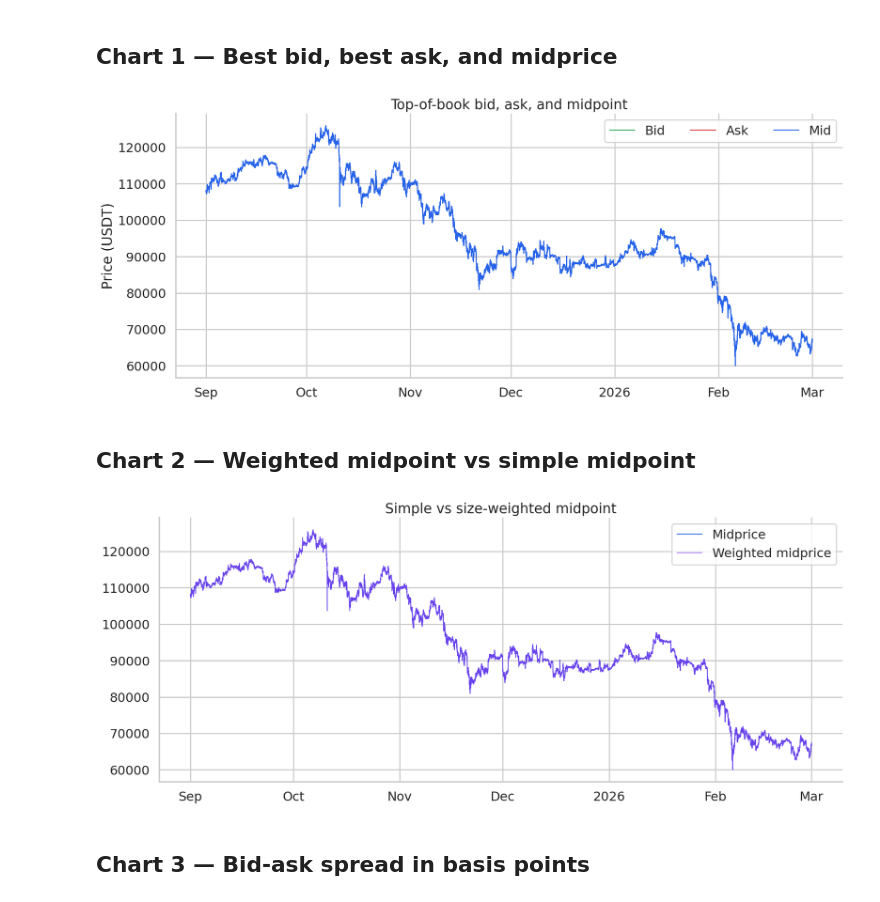
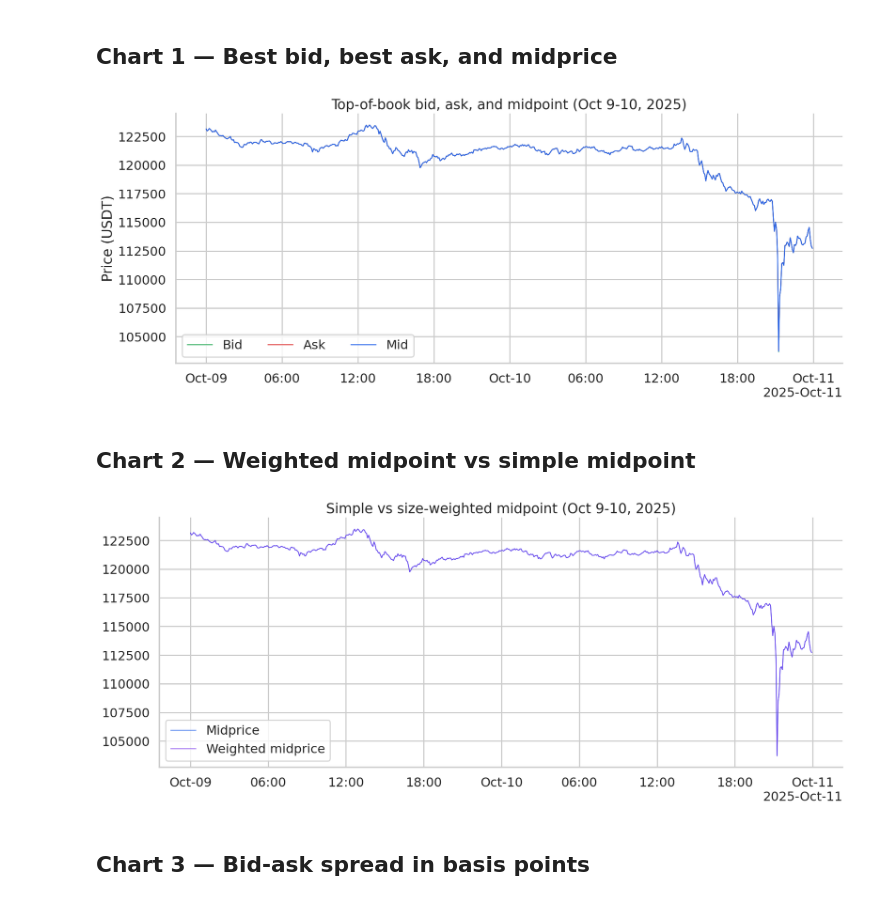
Before and after one commit to aperiodic-io/notebooks, a Jupyter notebook: notebooks/intro-l1-price.ipynb, the cells around one changed output. Drawn from its saved outputs; the diff is of its cells as text; code cells hidden in the pictures.

Commit message:
Zoom L1 charts and exclude notebooks from Ruff

```diff
--- a/notebooks/intro-l1-price.ipynb
+++ b/notebooks/intro-l1-price.ipynb
@@ -51,6 +51,8 @@ START_DATE = date(2025, 9, 1)
 END_DATE = date(2026, 2, 28)
 START_TS = pd.Timestamp(START_DATE)
 END_TS = pd.Timestamp(END_DATE) + pd.Timedelta(days=1)
+CHART_ZOOM_START = pd.Timestamp(date(2025, 10, 9))
+CHART_ZOOM_END = pd.Timestamp(date(2025, 10, 11))
 
 WORKDIR = Path.cwd().resolve()
 ENV_PATH = WORKDIR / ".env"
@@ -128,3 +130,5 @@ summary = pd.Series(
     }
 )
 summary
+
+l1_zoom = l1.loc[(l1["time"] >= CHART_ZOOM_START) & (l1["time"] < CHART_ZOOM_END)].copy()
@@ -141,28 +136,35 @@ dtype: object
 ## Chart 1 — Best bid, best ask, and midprice
 # %%
 fig, ax = plt.subplots(figsize=(14, 6))
-ax.plot(l1["time"], l1["bid_price"], color="#16a34a", linewidth=1, label="Bid")
-ax.plot(l1["time"], l1["ask_price"], color="#dc2626", linewidth=1, label="Ask")
-ax.plot(l1["time"], l1["midprice"], color="#2563eb", linewidth=1.2, label="Mid")
-ax.set_title("Top-of-book bid, ask, and midpoint")
+ax.plot(l1_zoom["time"], l1_zoom["bid_price"], color="#16a34a", linewidth=1, label="Bid")
+ax.plot(l1_zoom["time"], l1_zoom["ask_price"], color="#dc2626", linewidth=1, label="Ask")
+ax.plot(l1_zoom["time"], l1_zoom["midprice"], color="#2563eb", linewidth=1.2, label="Mid")
+ax.set_title("Top-of-book bid, ask, and midpoint (Oct 9-10, 2025)")
 ax.set_ylabel("Price (USDT)")
 ax.legend(frameon=True, ncol=3)
 format_time_axis(ax)
 plt.tight_layout()
 # %% [output]
-[figure, old version]
+[figure, new version]
 # %% [markdown]
 ## Chart 2 — Weighted midpoint vs simple midpoint
 # %%
 fig, ax = plt.subplots()
-ax.plot(l1["time"], l1["midprice"], label="Midprice", color="#2563eb", linewidth=1)
-ax.plot(l1["time"], l1["weighted_midprice"], label="Weighted midprice", color="#7c3aed", linewidth=1, alpha=0.8)
-ax.set_title("Simple vs size-weighted midpoint")
+ax.plot(l1_zoom["time"], l1_zoom["midprice"], label="Midprice", color="#2563eb", linewidth=1)
+ax.plot(
+    l1_zoom["time"],
+    l1_zoom["weighted_midprice"],
+    label="Weighted midprice",
+    color="#7c3aed",
+    linewidth=1,
+    alpha=0.8,
+)
+ax.set_title("Simple vs size-weighted midpoint (Oct 9-10, 2025)")
 ax.legend(frameon=True)
 format_time_axis(ax)
 plt.tight_layout()
 # %% [output]
-[figure, old version]
+[figure, new version]
 # %% [markdown]
 ## Chart 3 — Bid-ask spread in basis points
 # %%
```
Also changed, not shown: parts of 1 cell of this notebook, 3 other files.
